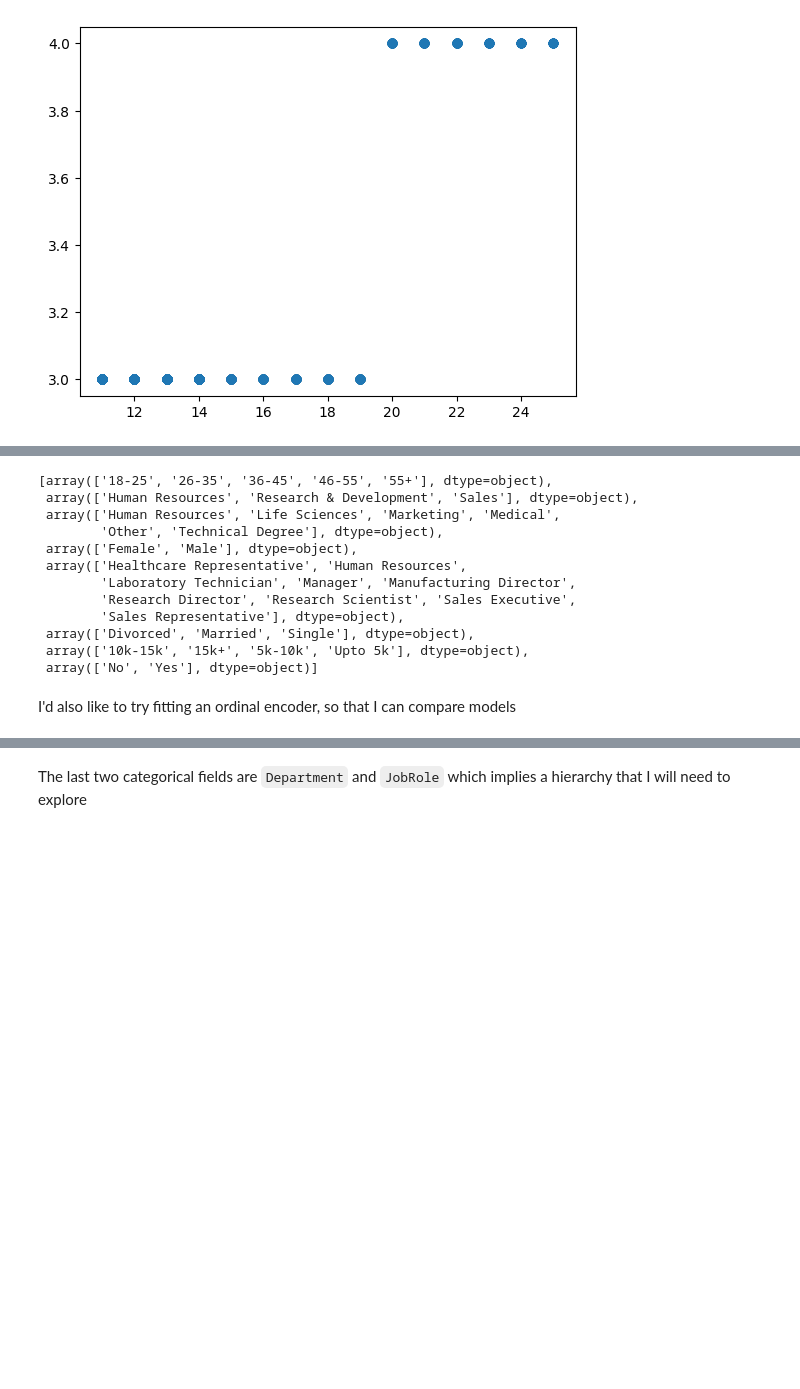
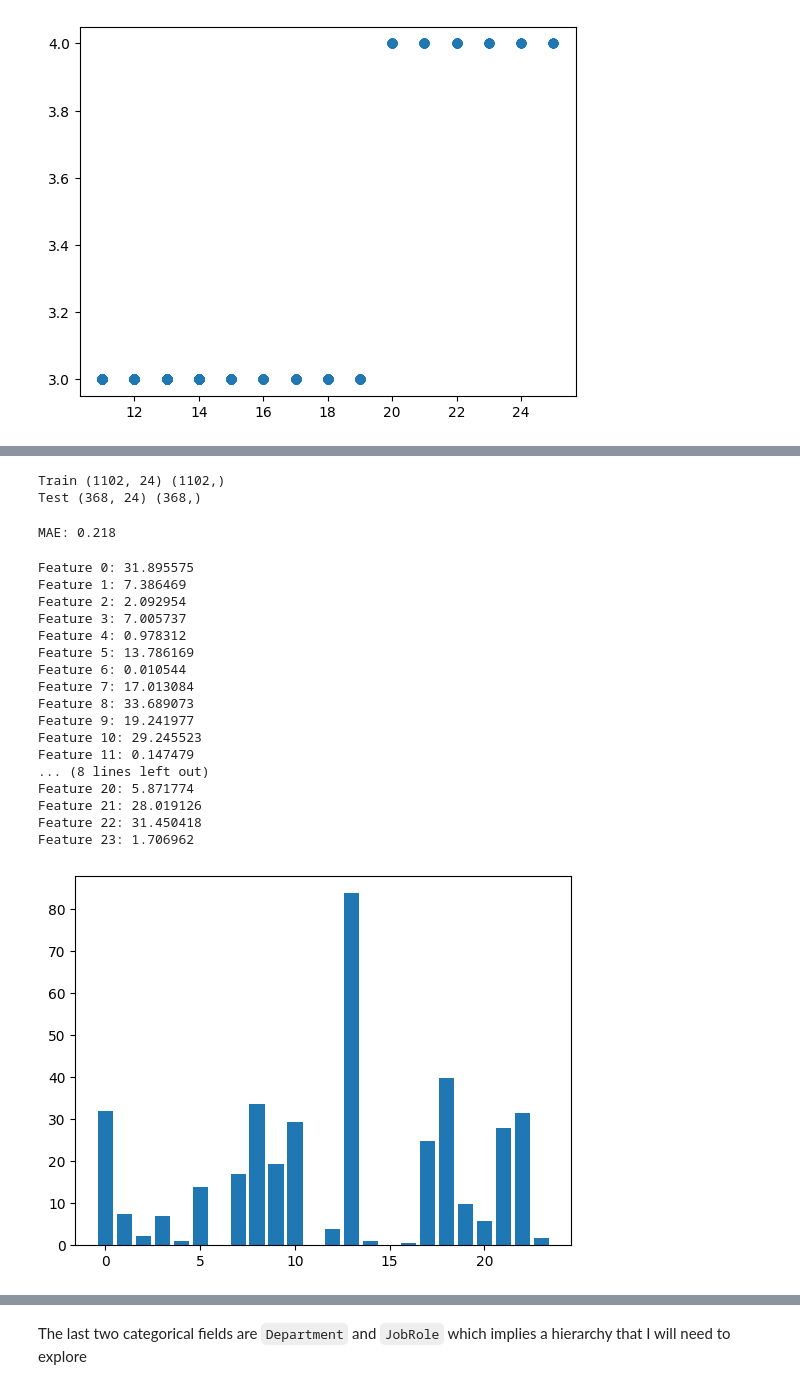
Before and after one commit to ymcgillicuddy/HR-Analytics, a Jupyter notebook: HR Analytics.ipynb, the cells around one changed output, grey strips where cells are left out. Cells and saved outputs as stored; diff of their text form; code cells hidden in the pictures; blank space fills up the shorter version.

Commit message:
SelectKBest tests

```diff
--- a/HR Analytics.ipynb
+++ b/HR Analytics.ipynb
@@ -228,17 +206,0 @@ categorical_ohe_pipeline = make_pipeline(enc_ohe.fit(categorical_df), HistGradie
-# %%
-enc_ohe.categories_ #checking the categories that have been encoded
-# %% [output]
-[array(['18-25', '26-35', '36-45', '46-55', '55+'], dtype=object),
- array(['Human Resources', 'Research & Development', 'Sales'], dtype=object),
- array(['Human Resources', 'Life Sciences', 'Marketing', 'Medical',
-        'Other', 'Technical Degree'], dtype=object),
- array(['Female', 'Male'], dtype=object),
- array(['Healthcare Representative', 'Human Resources',
-        'Laboratory Technician', 'Manager', 'Manufacturing Director',
-        'Research Director', 'Research Scientist', 'Sales Executive',
-        'Sales Representative'], dtype=object),
- array(['Divorced', 'Married', 'Single'], dtype=object),
- array(['10k-15k', '15k+', '5k-10k', 'Upto 5k'], dtype=object),
- array(['No', 'Yes'], dtype=object)]
-# %% [markdown]
-I'd also like to try fitting an ordinal encoder, so that I can compare models
@@ -247,0 +207,55 @@ categorical_ord_pipeline = make_pipeline(enc_ord.fit(categorical_df), HistGradie
+# %%
+y = df['Attrition'] # defining target values
+
+# defining subsets of X so that different approaches to working with categorical data can be compared
+X_cat_subset = categorical_df.columns.to_list()
+X_num_subset = numerical_df.drop(['Attrition'], axis=1).columns.to_list()
+
+X = df[X_num_subset] # using just the numerical features for now
+
+X_train, X_test, y_train, y_test = train_test_split(X, y, test_size=0.25, random_state=17)
+print('Train', X_train.shape, y_train.shape)
+print('Test', X_test.shape, y_test.shape)
+# %% [output]
+Train (1102, 24) (1102,)
+Test (368, 24) (368,)
+# %%
+model = GradientBoostingRegressor()
+model.fit(X_train, y_train)
+yhat = model.predict(X_test)
+mae = mean_absolute_error(y_test, yhat)
+print('MAE: %.3f' % mae)
+# %% [output]
+MAE: 0.218
+# %%
+fs = SelectKBest(score_func=f_regression,k="all")
+fs.fit(X_train,y_train)
+X_train_fs = fs.transform(X_train)
+# transform test input data
+X_test_fs = fs.transform(X_test)
+
+# what are scores for the features
+for i in range(len(fs.scores_)):
+ print('Feature %d: %f' % (i, fs.scores_[i]))
+# plot the scores
+plt.bar([i for i in range(len(fs.scores_))], fs.scores_)
+plt.show()
+# %% [output]
+Feature 0: 31.895575
+Feature 1: 7.386469
+Feature 2: 2.092954
+Feature 3: 7.005737
+Feature 4: 0.978312
+Feature 5: 13.786169
+Feature 6: 0.010544
+Feature 7: 17.013084
+Feature 8: 33.689073
+Feature 9: 19.241977
+Feature 10: 29.245523
+Feature 11: 0.147479
+... (8 lines left out)
+Feature 20: 5.871774
+Feature 21: 28.019126
+Feature 22: 31.450418
+Feature 23: 1.706962
+[figure, added]
```
Also changed, not shown: parts of 23 cells of this notebook, 1 other file.
